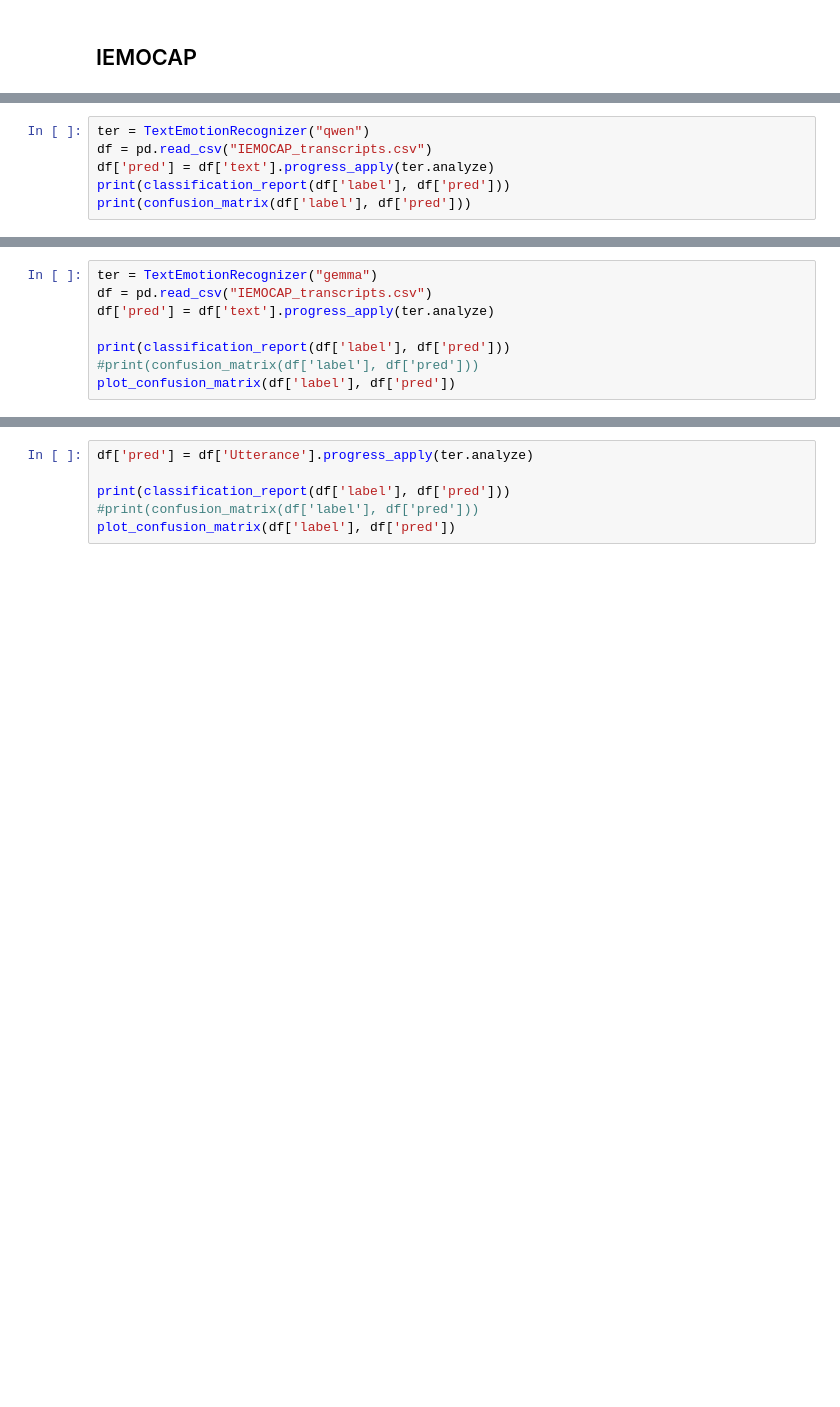
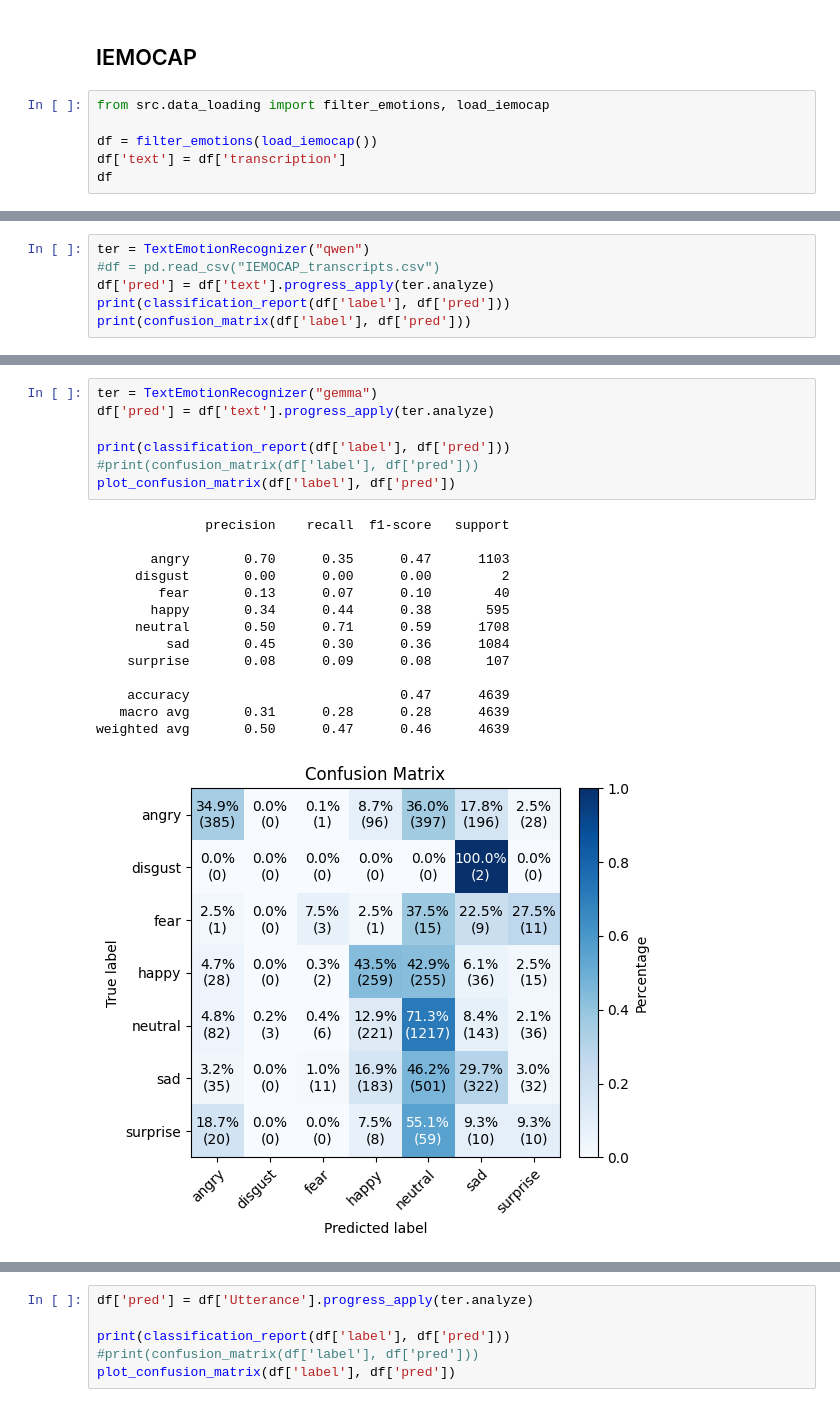
Before and after one commit to sofiafernandescd/EmoReA, a Jupyter notebook: emorea-backend/notebooks/text/TER_study-zero-shot-utt.ipynb, the cells around one changed output, grey strips where cells are left out. Saved outputs shown, nothing was run; the diff lists cells and outputs as text; blank space fills up the shorter version.

```diff
--- a/emorea-backend/notebooks/text/TER_study-zero-shot-utt.ipynb
+++ b/emorea-backend/notebooks/text/TER_study-zero-shot-utt.ipynb
@@ -273,3 +268,9 @@ print(classification_report(df['label'], df['pred']))
 plot_confusion_matrix(df['label'], df['pred'])
 # %% [markdown]
 ## IEMOCAP
+# %%
+from src.data_loading import filter_emotions, load_iemocap
+
+df = filter_emotions(load_iemocap())
+df['text'] = df['transcription']
+df
@@ -276,6 +291,6 @@ plot_confusion_matrix(df['label'], df['pred'])
 # %%
 ter = TextEmotionRecognizer("qwen")
-df = pd.read_csv("IEMOCAP_transcripts.csv")
+#df = pd.read_csv("IEMOCAP_transcripts.csv")
 df['pred'] = df['text'].progress_apply(ter.analyze)
 print(classification_report(df['label'], df['pred']))
 print(confusion_matrix(df['label'], df['pred']))
@@ -282,10 +315,24 @@ print(confusion_matrix(df['label'], df['pred']))
 # %%
 ter = TextEmotionRecognizer("gemma")
-df = pd.read_csv("IEMOCAP_transcripts.csv")
 df['pred'] = df['text'].progress_apply(ter.analyze)
 
 print(classification_report(df['label'], df['pred']))
 #print(confusion_matrix(df['label'], df['pred']))
 plot_confusion_matrix(df['label'], df['pred'])
+# %% [output]
+              precision    recall  f1-score   support
+
+       angry       0.70      0.35      0.47      1103
+     disgust       0.00      0.00      0.00         2
+        fear       0.13      0.07      0.10        40
+       happy       0.34      0.44      0.38       595
+     neutral       0.50      0.71      0.59      1708
+         sad       0.45      0.30      0.36      1084
+    surprise       0.08      0.09      0.08       107
+
+    accuracy                           0.47      4639
+   macro avg       0.31      0.28      0.28      4639
+weighted avg       0.50      0.47      0.46      4639
+[figure, added]
 # %%
 ter = TextEmotionRecognizer("gemma2")
```
Also changed, not shown: parts of 18 cells of this notebook, 13 other files.
